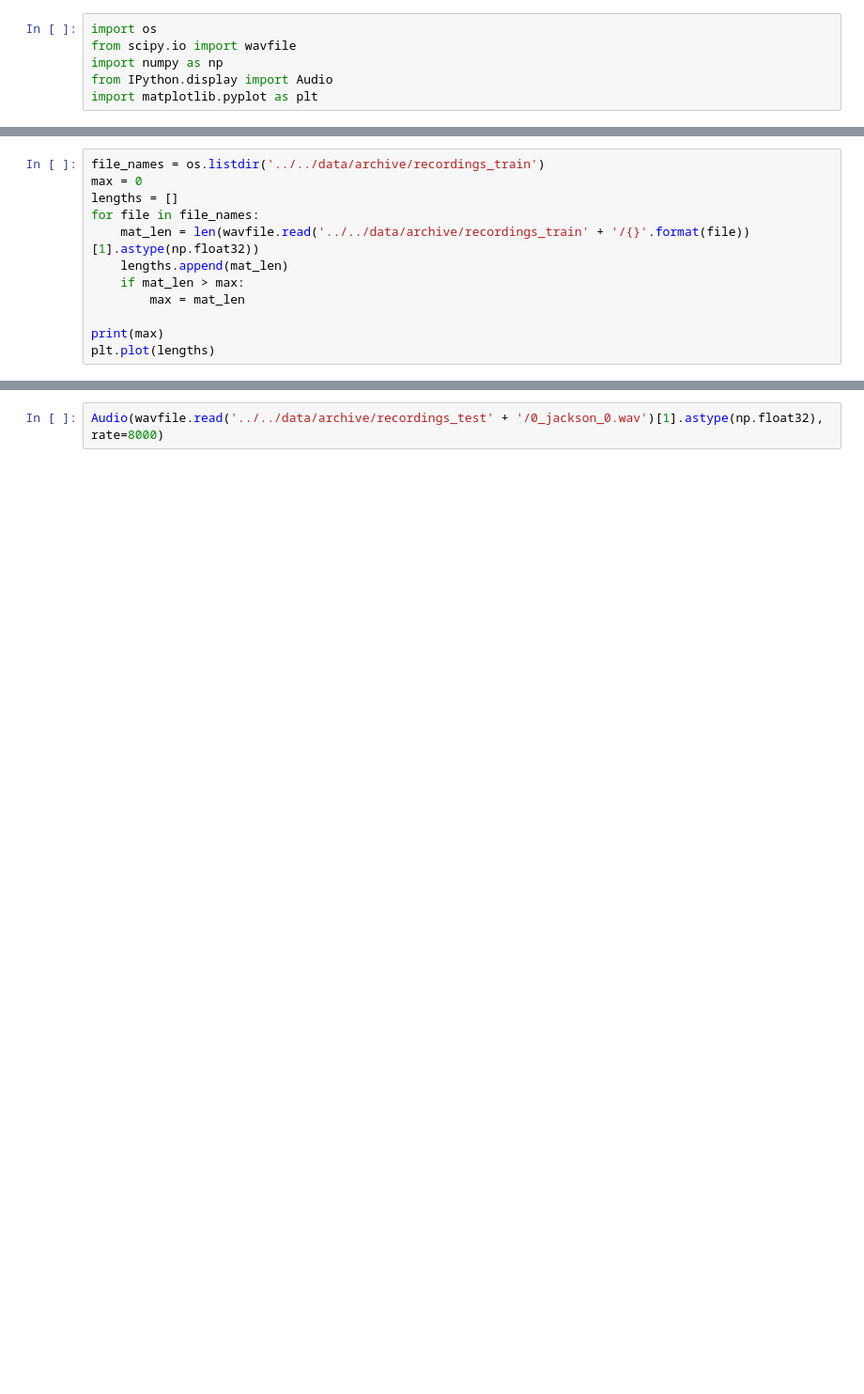
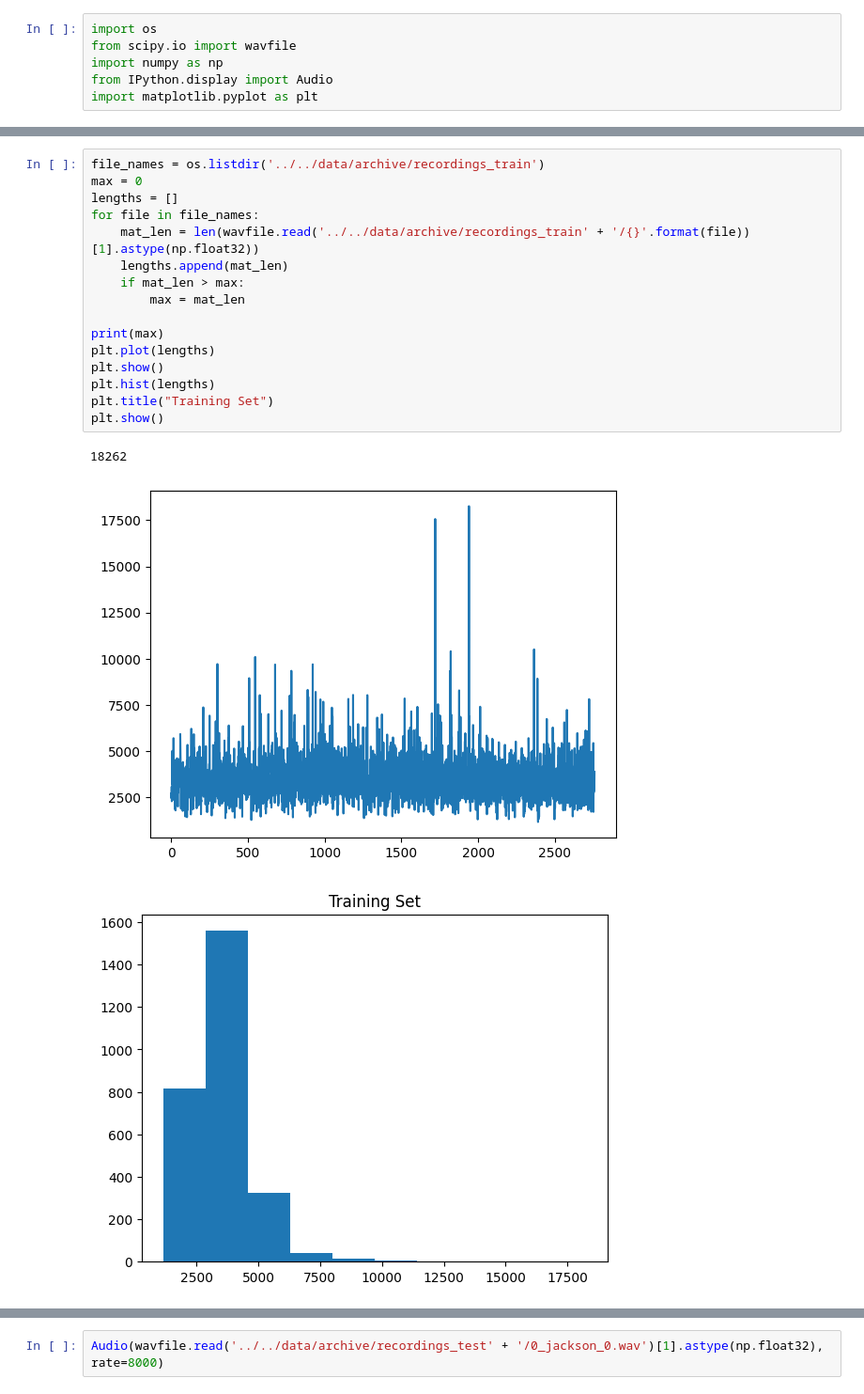
Before and after one commit to TrevorAshby/VALL-E, a Jupyter notebook: src/models/phoneme_conversion/test_ds.ipynb, the cells around one changed output, grey strips where cells are left out. Shown: that part at 94% size. Drawn from its saved outputs; the diff is of its cells as text; blank space fills up the shorter version.

```diff
--- a/src/models/phoneme_conversion/test_ds.ipynb
+++ b/src/models/phoneme_conversion/test_ds.ipynb
@@ -20,15 +19,23 @@ print(dd)
 # %%
 file_names = os.listdir('../../data/archive/recordings_train')
 max = 0
 lengths = []
 for file in file_names:
     mat_len = len(wavfile.read('../../data/archive/recordings_train' + '/{}'.format(file))[1].astype(np.float32))
     lengths.append(mat_len)
     if mat_len > max:
         max = mat_len
 
 print(max)
 plt.plot(lengths)
+plt.show()
+plt.hist(lengths)
+plt.title("Training Set")
+plt.show()
+# %% [output]
+18262
+[figure, added]
+[figure, added]
 # %%
 file_names = os.listdir('../../data/archive/recordings_test')
 max = 0
```
Also changed, not shown: parts of 5 cells of this notebook, 17 other files.
